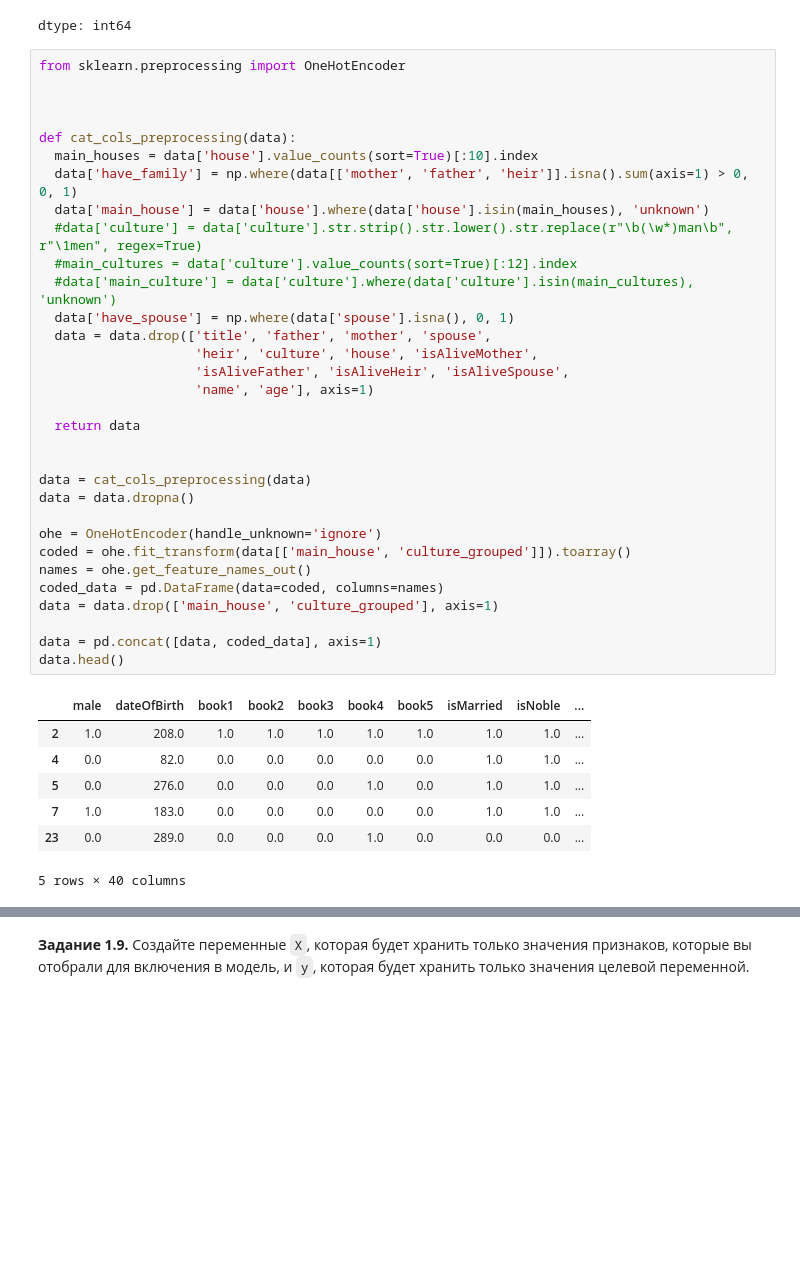
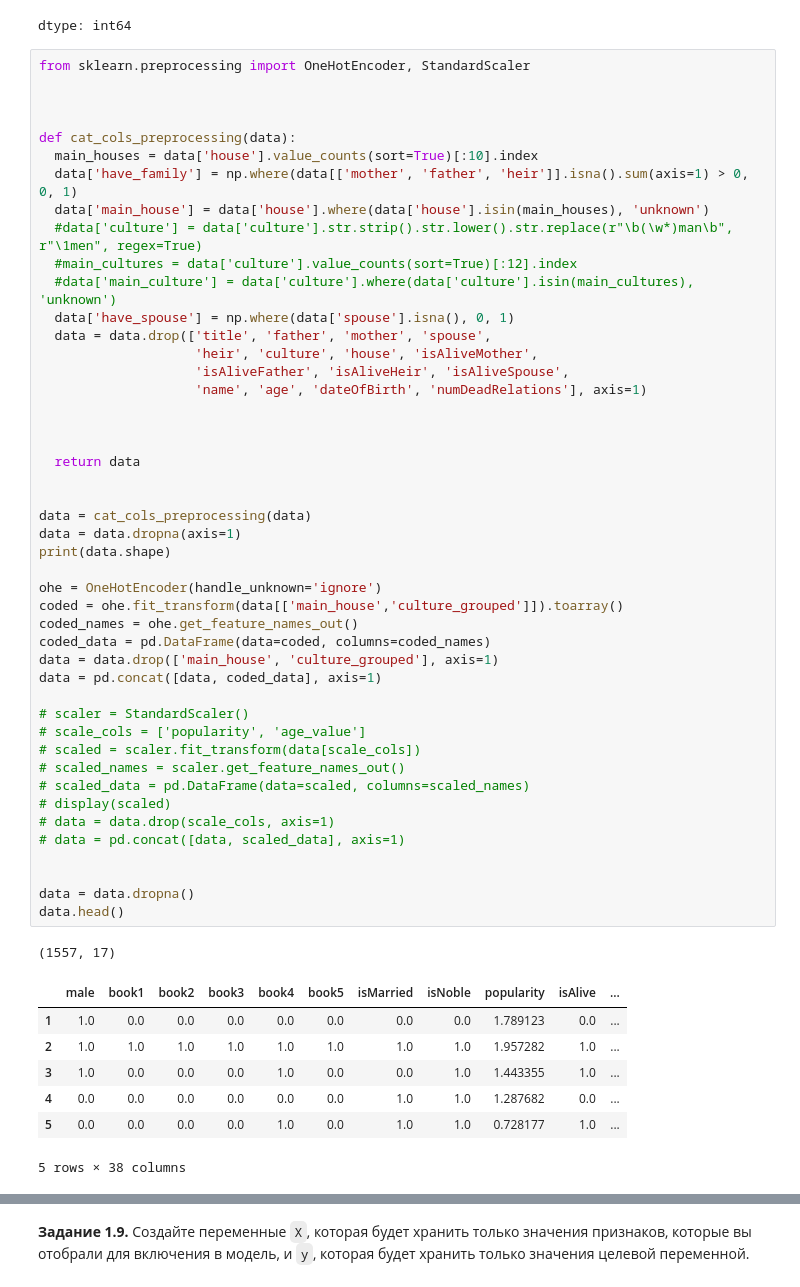
Before and after one commit to GodNaoborot/Deep-Learning-School-2026, a Jupyter notebook: week_01_ml_intro/Homework/hw_1_game_of_thrones.ipynb, the cells around one changed output, grey strips where cells are left out. Saved outputs shown, nothing was run; the diff lists cells and outputs as text; blank space fills up the shorter version.

```diff
--- a/week_01_ml_intro/Homework/hw_1_game_of_thrones.ipynb
+++ b/week_01_ml_intro/Homework/hw_1_game_of_thrones.ipynb
@@ -475,42 +477,57 @@ display(missing[missing > 0])
 | spouse | 1357 |
 dtype: int64
 # %%
-from sklearn.preprocessing import OneHotEncoder
+from sklearn.preprocessing import OneHotEncoder, StandardScaler
 
 
 
 def cat_cols_preprocessing(data):
   main_houses = data['house'].value_counts(sort=True)[:10].index
   data['have_family'] = np.where(data[['mother', 'father', 'heir']].isna().sum(axis=1) > 0, 0, 1)
   data['main_house'] = data['house'].where(data['house'].isin(main_houses), 'unknown')
   #data['culture'] = data['culture'].str.strip().str.lower().str.replace(r"\b(\w*)man\b", r"\1men", regex=True)
   #main_cultures = data['culture'].value_counts(sort=True)[:12].index
   #data['main_culture'] = data['culture'].where(data['culture'].isin(main_cultures), 'unknown')
   data['have_spouse'] = np.where(data['spouse'].isna(), 0, 1)
   data = data.drop(['title', 'father', 'mother', 'spouse',
                     'heir', 'culture', 'house', 'isAliveMother',
                     'isAliveFather', 'isAliveHeir', 'isAliveSpouse',
-                    'name', 'age'], axis=1)
+                    'name', 'age', 'dateOfBirth', 'numDeadRelations'], axis=1)
+
+
 
   return data
 
 
 data = cat_cols_preprocessing(data)
-data = data.dropna()
+data = data.dropna(axis=1)
+print(data.shape)
 
 ohe = OneHotEncoder(handle_unknown='ignore')
-coded = ohe.fit_transform(data[['main_house', 'culture_grouped']]).toarray()
-names = ohe.get_feature_names_out()
-coded_data = pd.DataFrame(data=coded, columns=names)
+coded = ohe.fit_transform(data[['main_house','culture_grouped']]).toarray()
+coded_names = ohe.get_feature_names_out()
+coded_data = pd.DataFrame(data=coded, columns=coded_names)
 data = data.drop(['main_house', 'culture_grouped'], axis=1)
+data = pd.concat([data, coded_data], axis=1)
 
-data = pd.concat([data, coded_data], axis=1)
+# scaler = StandardScaler()
+# scale_cols = ['popularity', 'age_value']
+# scaled = scaler.fit_transform(data[scale_cols])
+# scaled_names = scaler.get_feature_names_out()
+# scaled_data = pd.DataFrame(data=scaled, columns=scaled_names)
+# display(scaled)
+# data = data.drop(scale_cols, axis=1)
+# data = pd.concat([data, scaled_data], axis=1)
+
+
+data = data.dropna()
 data.head()
 # %% [output]
+(1557, 17)
-|  | male | dateOfBirth | book1 | book2 | book3 | book4 | book5 | isMarried | isNoble | ... |
-| 2 | 1.0 | 208.0 | 1.0 | 1.0 | 1.0 | 1.0 | 1.0 | 1.0 | 1.0 | ... |
-| 4 | 0.0 | 82.0 | 0.0 | 0.0 | 0.0 | 0.0 | 0.0 | 1.0 | 1.0 | ... |
-| 5 | 0.0 | 276.0 | 0.0 | 0.0 | 0.0 | 1.0 | 0.0 | 1.0 | 1.0 | ... |
-| 7 | 1.0 | 183.0 | 0.0 | 0.0 | 0.0 | 0.0 | 0.0 | 1.0 | 1.0 | ... |
-| 23 | 0.0 | 289.0 | 0.0 | 0.0 | 0.0 | 1.0 | 0.0 | 0.0 | 0.0 | ... |
+|  | male | book1 | book2 | book3 | book4 | book5 | isMarried | isNoble | popularity | isAlive | ... |
+| 1 | 1.0 | 0.0 | 0.0 | 0.0 | 0.0 | 0.0 | 0.0 | 0.0 | 1.789123 | 0.0 | ... |
+| 2 | 1.0 | 1.0 | 1.0 | 1.0 | 1.0 | 1.0 | 1.0 | 1.0 | 1.957282 | 1.0 | ... |
+| 3 | 1.0 | 0.0 | 0.0 | 0.0 | 1.0 | 0.0 | 0.0 | 1.0 | 1.443355 | 1.0 | ... |
+| 4 | 0.0 | 0.0 | 0.0 | 0.0 | 0.0 | 0.0 | 1.0 | 1.0 | 1.287682 | 0.0 | ... |
+| 5 | 0.0 | 0.0 | 0.0 | 0.0 | 1.0 | 0.0 | 1.0 | 1.0 | 0.728177 | 1.0 | ... |
-5 rows × 40 columns
+5 rows × 38 columns
```
Also changed, not shown: parts of 25 cells of this notebook.
